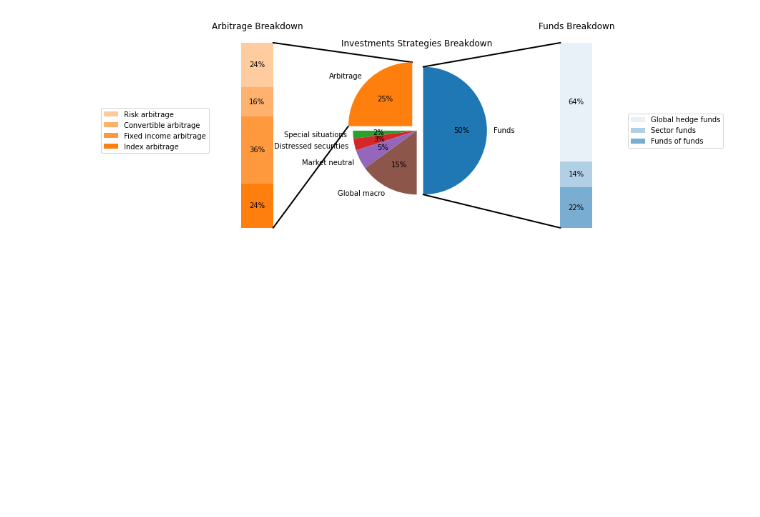
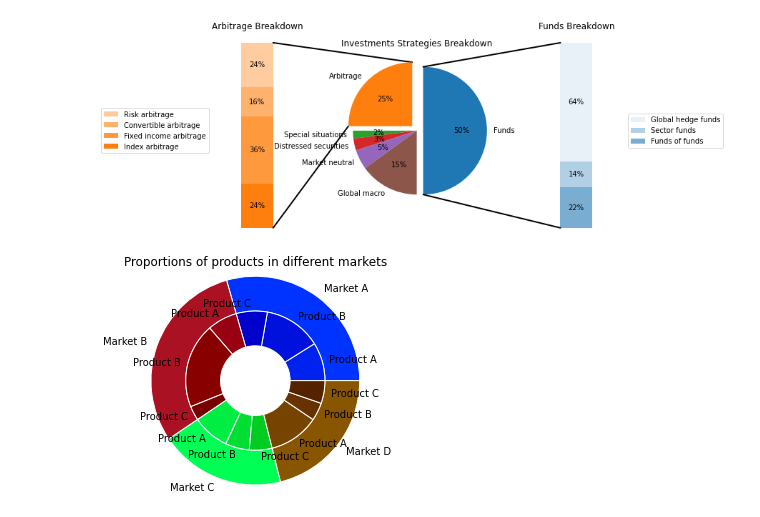
Before and after one commit to Tony-578378/Basic-Codes, a Jupyter notebook: python_as_a_beginning.ipynb, the cells around one changed output. Drawn from its saved outputs; the diff is of its cells as text; code cells hidden in the pictures; blank space fills up the shorter version.

```diff
--- a/python_as_a_beginning.ipynb
+++ b/python_as_a_beginning.ipynb
@@ -552,3 +551,31 @@ ax1.set_title('Investments Strategies Breakdown')
 plt.show()
 # %% [output]
 [figure]
+# %%
+# Nested pie charts (two methods)
+##Method 1: using 'ax.pie'.
+
+import matplotlib.pyplot as plt
+import numpy as np
+
+fig, ax = plt.subplots()
+
+size = 0.4
+vals = np.array([[32., 48., 26.], [25., 71., 12.], [31., 20., 19.], [42., 15., 19.]])
+outer_colors = ["#0033FF", "#AA1122", "#00FF55", "#885500"]
+inner_colors = ["#0022EE", "#0011DD", "#0000CC", "#990011", "#880000", "#770000", "#00EE44", "#00DD33", "#00CC22",
+                "#774400", "#663300", "#552200"]
+outer_labels = ['Market A', 'Market B', 'Market C', 'Market D']
+inner_labels = ['Product A', 'Product B', 'Product C', 'Product A', 'Product B', 'Product C', 'Product A',
+                'Product B', 'Product C', 'Product A', 'Product B', 'Product C']
+
+ax.pie(vals.sum(axis = 1), radius = 1.2, colors = outer_colors, labels = outer_labels,
+       wedgeprops = dict(width = size, edgecolor = 'w'))
+ax.pie(vals.flatten(), radius = 1.2-size, colors = inner_colors, labels = inner_labels,
+       wedgeprops = dict(width = size, edgecolor='w'))
+
+ax.set(aspect="equal", title='Proportions of products in different markets')
+
+plt.show()
+# %% [output]
+[figure, added]
```
Also changed, not shown: parts of 2 cells of this notebook.
